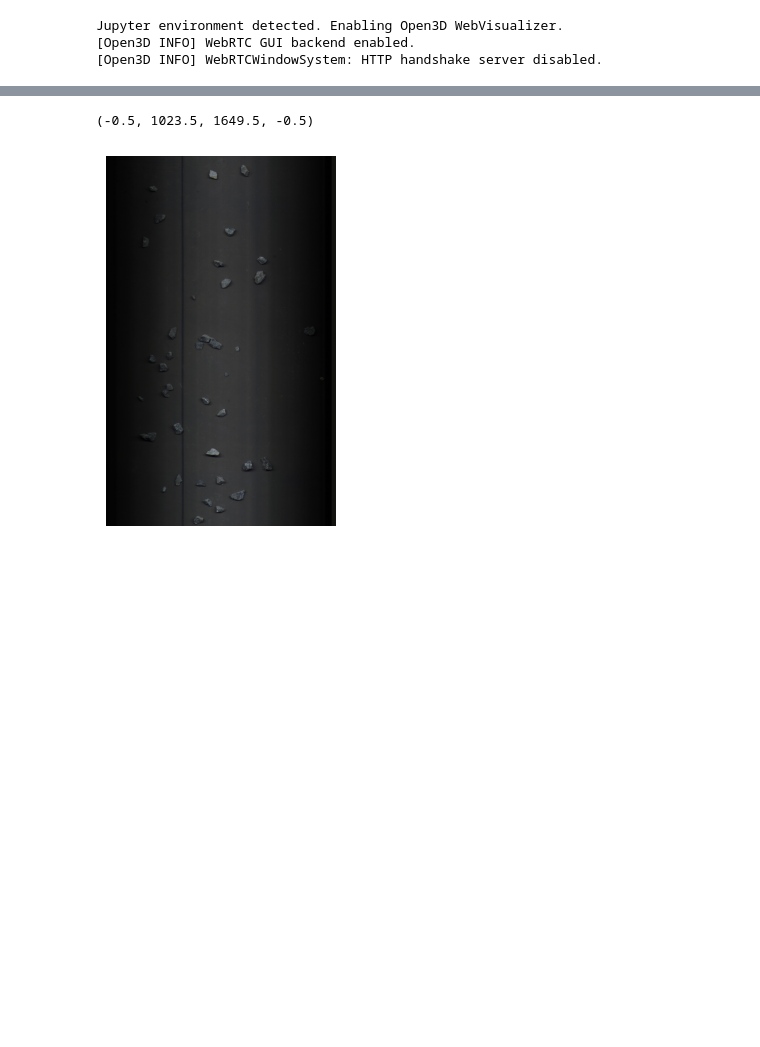
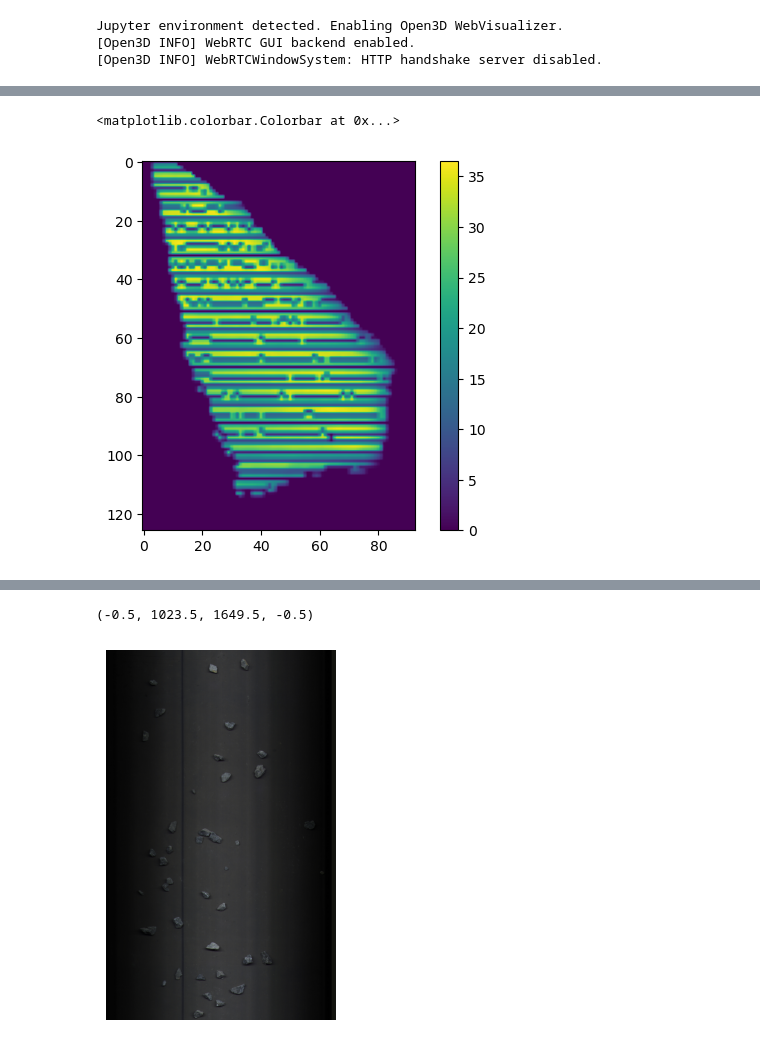
Before and after one commit to yaojian95/lidar, a Jupyter notebook: py_src/test.ipynb, the cells around one changed output, grey strips where cells are left out. Cells and saved outputs as stored; diff of their text form; code cells hidden in the pictures; blank space fills up the shorter version.

```diff
--- a/py_src/test.ipynb
+++ b/py_src/test.ipynb
@@ -12,0 +26,6 @@ Jupyter environment detected. Enabling Open3D WebVisualizer.
+# %%
+plt.imshow(thickness)
+plt.colorbar()
+# %% [output]
+<matplotlib.colorbar.Colorbar at 0x...>
+[figure, added]
```
Also changed, not shown: parts of 5 cells of this notebook, 8 other files.
